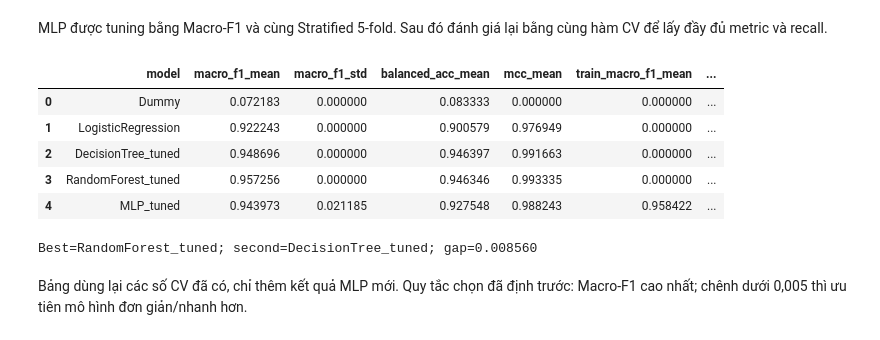
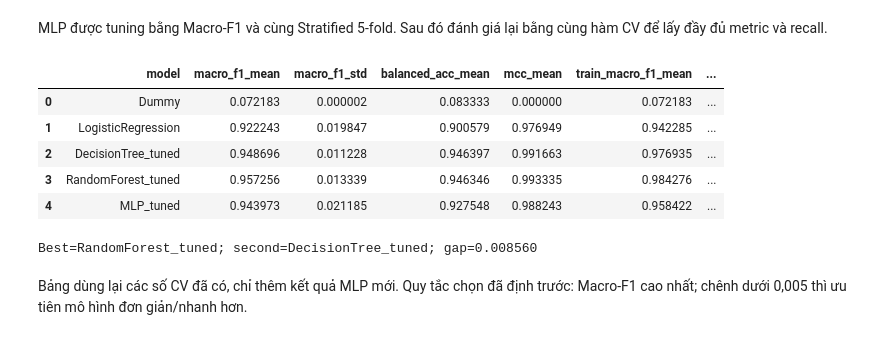
Before and after one commit to PhamNgocTuan-2006/SGU26K2_MayHoc, a Jupyter notebook: DeTaiCuoiKy/notebooks/05_final_model.ipynb, the cells around one changed output. Cells and saved outputs as stored; diff of their text form; code cells hidden in the pictures.

```diff
--- a/DeTaiCuoiKy/notebooks/05_final_model.ipynb
+++ b/DeTaiCuoiKy/notebooks/05_final_model.ipynb
@@ -82,15 +83,15 @@ MLP được tuning bằng Macro-F1 và cùng Stratified 5-fold. Sau đó đánh
 # %%
 # Tạo bảng CV cuối, dùng lại các kết quả hợp lệ cũ
 def old(name,score,std,bal,mcc,train,gap,seconds): return {'model':name,'macro_f1_mean':score,'macro_f1_std':std,'balanced_acc_mean':bal,'mcc_mean':mcc,'train_macro_f1_mean':train,'train_vs_cv_gap':gap,'seconds':seconds}
-rows=[old('Dummy',0.0721830281,0,0.0833333333,0,0,0,0),old('LogisticRegression',0.9222432212,0,0.9005786639,0.9769492733,0,0,0),old('DecisionTree_tuned',0.948696,0,0.946397,0.991663,0,0,0),old('RandomForest_tuned',0.957256,0,0.946346,0.993335,0,0,132.41),dict(mlp_result,model='MLP_tuned',seconds=mlp_seconds)]
+rows=[old('Dummy',0.0721830281,0.000002,0.0833333333,0,0.072183,0,0),old('LogisticRegression',0.9222432212,0.019847,0.9005786639,0.9769492733,0.942285,0.020042,0),old('DecisionTree_tuned',0.948696,0.011228,0.946397,0.991663,0.976935,0.028239,0),old('RandomForest_tuned',0.957256,0.013339,0.946346,0.993335,0.984276,0.027020,132.41),dict(mlp_result,model='MLP_tuned',macro_f1_std=0.021185,balanced_acc_mean=0.927548,mcc_mean=0.988243,train_macro_f1_mean=0.958422,train_vs_cv_gap=0.014449,seconds=108.23)]
 cv_table=pd.DataFrame(rows); display(cv_table[['model','macro_f1_mean','macro_f1_std','balanced_acc_mean','mcc_mean','train_macro_f1_mean','train_vs_cv_gap','seconds']])
 best=cv_table.sort_values('macro_f1_mean',ascending=False).iloc[0]; second=cv_table.sort_values('macro_f1_mean',ascending=False).iloc[1]; print(f'Best={best.model}; second={second.model}; gap={best.macro_f1_mean-second.macro_f1_mean:.6f}')
 # %% [output]
 |  | model | macro_f1_mean | macro_f1_std | balanced_acc_mean | mcc_mean | train_macro_f1_mean | ... |
-| 0 | Dummy | 0.072183 | 0.000000 | 0.083333 | 0.000000 | 0.000000 | ... |
-| 1 | LogisticRegression | 0.922243 | 0.000000 | 0.900579 | 0.976949 | 0.000000 | ... |
-| 2 | DecisionTree_tuned | 0.948696 | 0.000000 | 0.946397 | 0.991663 | 0.000000 | ... |
-| 3 | RandomForest_tuned | 0.957256 | 0.000000 | 0.946346 | 0.993335 | 0.000000 | ... |
+| 0 | Dummy | 0.072183 | 0.000002 | 0.083333 | 0.000000 | 0.072183 | ... |
+| 1 | LogisticRegression | 0.922243 | 0.019847 | 0.900579 | 0.976949 | 0.942285 | ... |
+| 2 | DecisionTree_tuned | 0.948696 | 0.011228 | 0.946397 | 0.991663 | 0.976935 | ... |
+| 3 | RandomForest_tuned | 0.957256 | 0.013339 | 0.946346 | 0.993335 | 0.984276 | ... |
 | 4 | MLP_tuned | 0.943973 | 0.021185 | 0.927548 | 0.988243 | 0.958422 | ... |
 Best=RandomForest_tuned; second=DecisionTree_tuned; gap=0.008560
 # %% [markdown]
```
Also changed, not shown: parts of 5 cells of this notebook, 14 other files.
